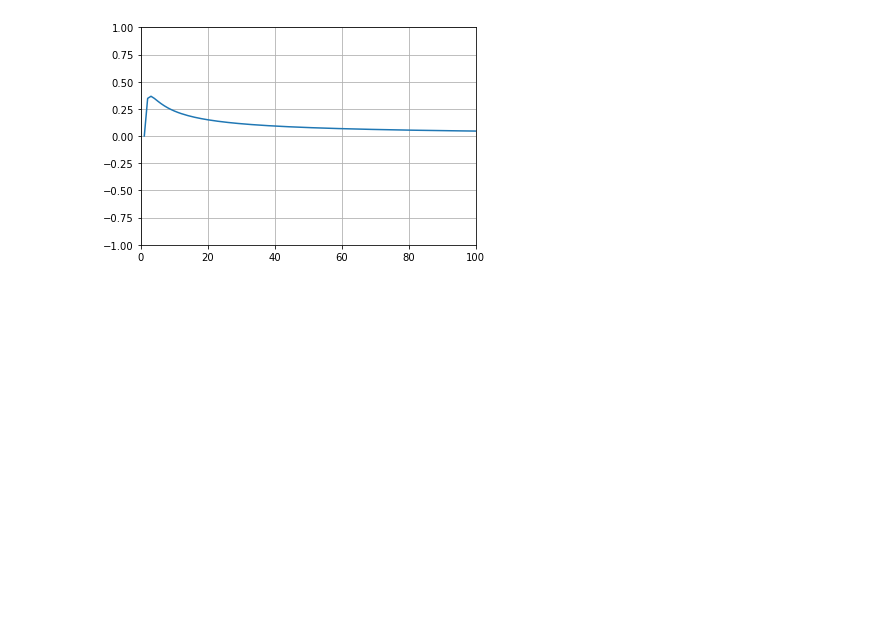
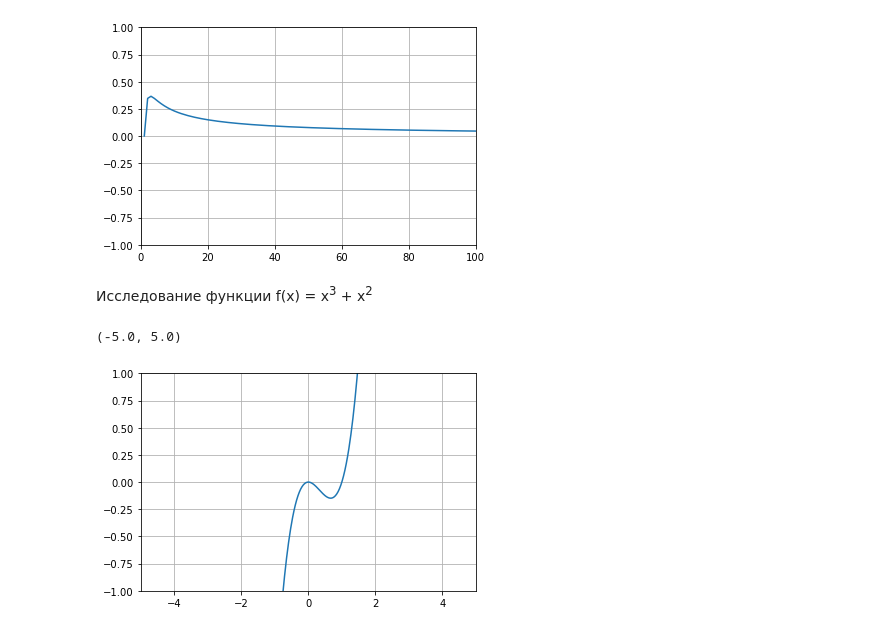
Before and after one commit to alex-kalinichenko/misc, a Jupyter notebook: notebooks/graph.ipynb, the cells around one changed output. Drawn from its saved outputs; the diff is of its cells as text; code cells hidden in the pictures; blank space fills up the shorter version.

```diff
--- a/notebooks/graph.ipynb
+++ b/notebooks/graph.ipynb
@@ -12,3 +12,20 @@ xlim(0,100)
 # %% [output]
 (0.0, 100.0)
 [figure]
+# %% [markdown]
+Исследование функции f(x) = x<sup>3</sup> + x<sup>2</sup>
+# %%
+import numpy as np
+import matplotlib.pyplot as plt
+from pylab import *
+%matplotlib inline
+
+x = np.linspace(-10, 10, 1000)
+y = x**3 - x**2
+plt.plot(x, y)
+plt.grid(True)
+ylim(-1, 1)
+xlim(-5,5)
+# %% [output]
+(-5.0, 5.0)
+[figure, added]
```
Also changed, not shown: parts of 4 cells of this notebook, 2 other files.
